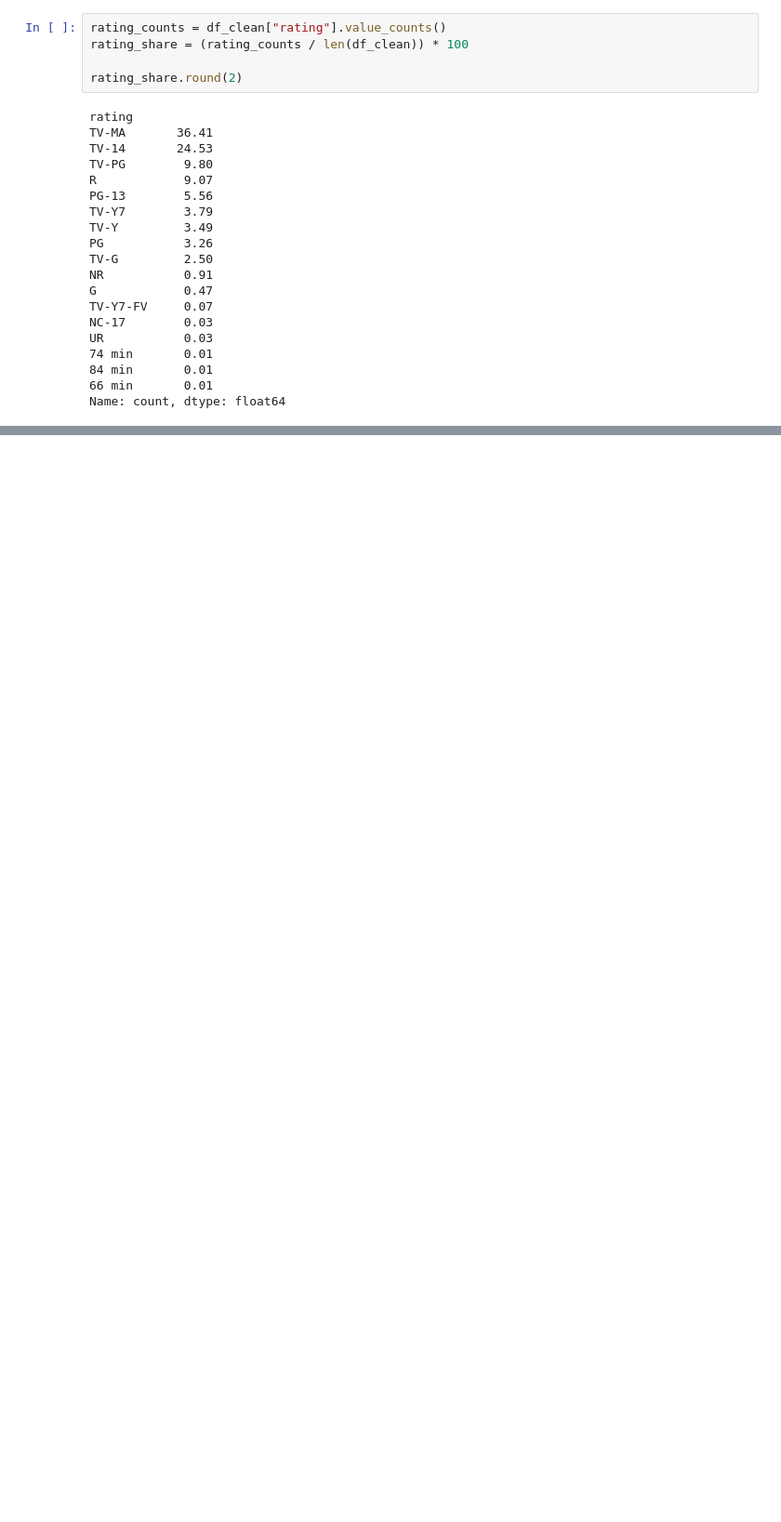
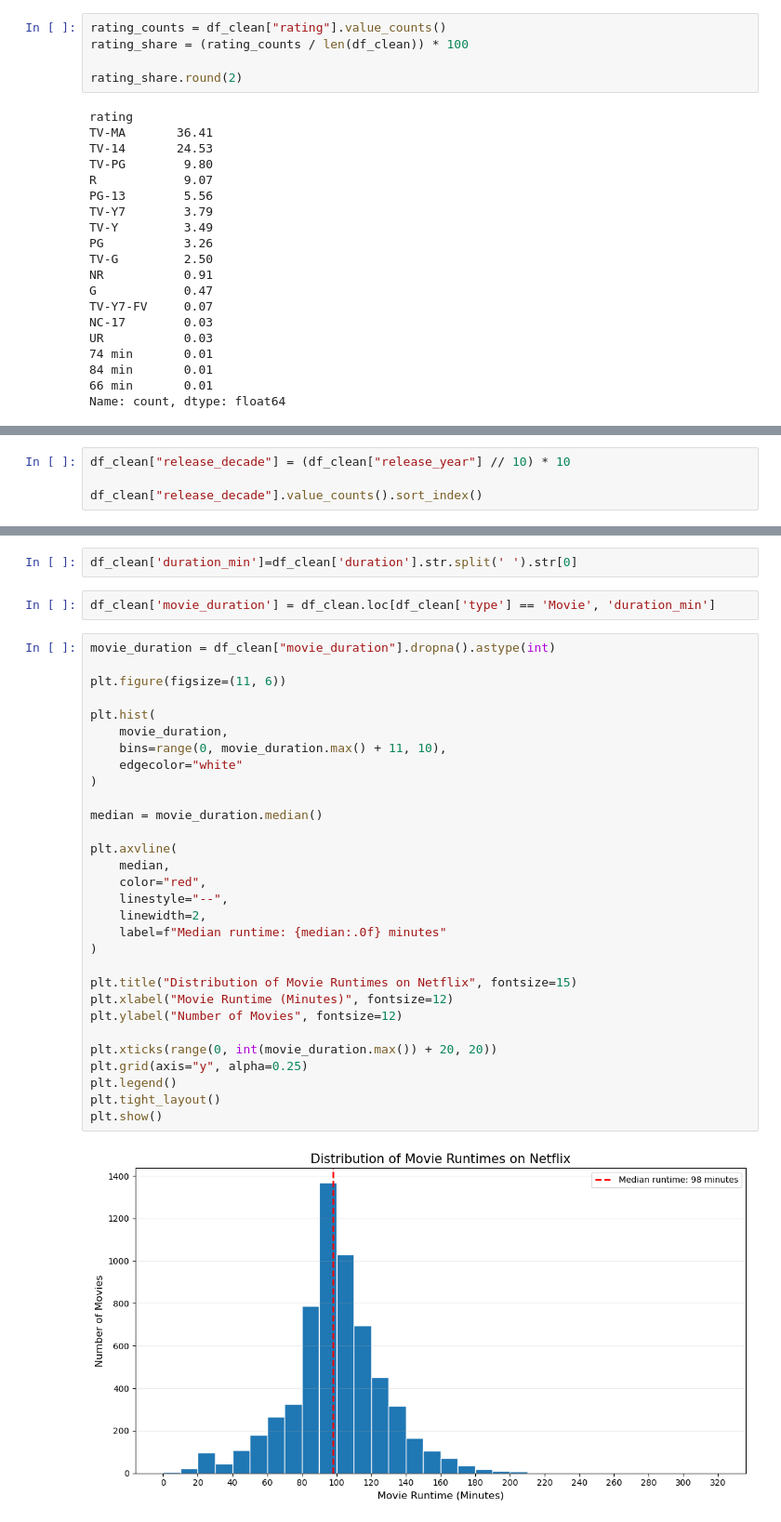
Before and after one commit to gurmansingh1112/Netflix-exploratory-project, a Jupyter notebook: netflixproject.ipynb, the cells around one changed output, grey strips where cells are left out. Shown at 93% size. Drawn from its saved outputs; the diff is of its cells as text; blank space fills up the shorter version.

```diff
--- a/netflixproject.ipynb
+++ b/netflixproject.ipynb
@@ -457,0 +451,4 @@ Name: count, dtype: int64
+# %%
+df_clean["release_decade"] = (df_clean["release_year"] // 10) * 10
+
+df_clean["release_decade"].value_counts().sort_index()
@@ -457,0 +488,36 @@ Name: count, dtype: int64
+# %%
+df_clean['duration_min']=df_clean['duration'].str.split(' ').str[0]
+# %%
+df_clean['movie_duration'] = df_clean.loc[df_clean['type'] == 'Movie', 'duration_min']
+# %%
+movie_duration = df_clean["movie_duration"].dropna().astype(int)
+
+plt.figure(figsize=(11, 6))
+
+plt.hist(
+    movie_duration,
+    bins=range(0, movie_duration.max() + 11, 10),
+    edgecolor="white"
+)
+
+median = movie_duration.median()
+
+plt.axvline(
+    median,
+    color="red",
+    linestyle="--",
+    linewidth=2,
+    label=f"Median runtime: {median:.0f} minutes"
+)
+
+plt.title("Distribution of Movie Runtimes on Netflix", fontsize=15)
+plt.xlabel("Movie Runtime (Minutes)", fontsize=12)
+plt.ylabel("Number of Movies", fontsize=12)
+
+plt.xticks(range(0, int(movie_duration.max()) + 20, 20))
+plt.grid(axis="y", alpha=0.25)
+plt.legend()
+plt.tight_layout()
+plt.show()
+# %% [output]
+[figure, added]
```
Also changed, not shown: parts of 23 cells of this notebook.
